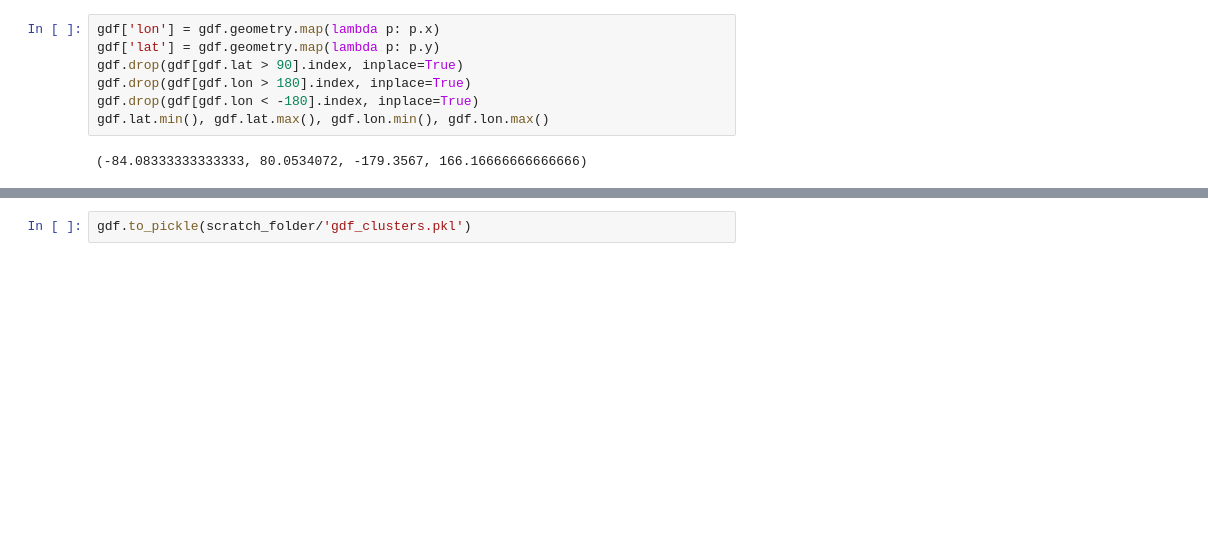
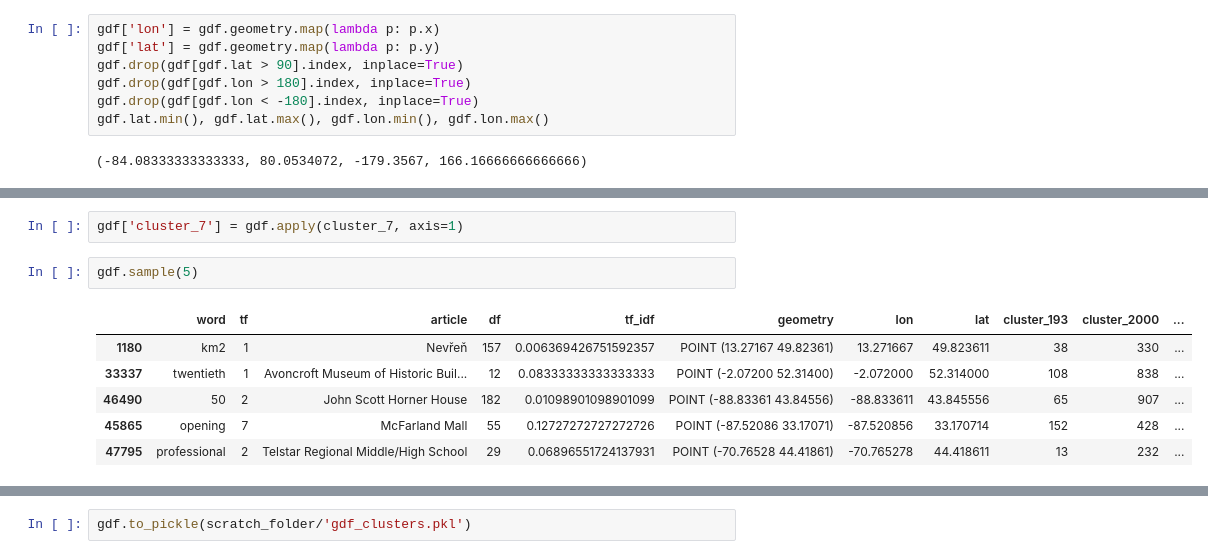
Before and after one commit to dovinmu/wikiparse, a Jupyter notebook: 4_clustering.ipynb, the cells around one changed output, grey strips where cells are left out. Cells and saved outputs as stored; diff of their text form; blank space fills up the shorter version.

```diff
--- a/4_clustering.ipynb
+++ b/4_clustering.ipynb
@@ -61,0 +103,11 @@ utils.map_gdf(sample_gdf, c=sample_gdf.cluster_193, fname=scratch_folder/'cluste
+# %%
+gdf['cluster_7'] = gdf.apply(cluster_7, axis=1)
+# %%
+gdf.sample(5)
+# %% [output]
+|  | word | tf | article | df | tf_idf | geometry | lon | lat | cluster_193 | cluster_2000 | ... |
+| 1180 | km2 | 1 | Nevřeň | 157 | 0.006369426751592357 | POINT (13.27167 49.82361) | 13.271667 | 49.823611 | 38 | 330 | ... |
+| 33337 | twentieth | 1 | Avoncroft Museum of Historic Buil... | 12 | 0.08333333333333333 | POINT (-2.07200 52.31400) | -2.072000 | 52.314000 | 108 | 838 | ... |
+| 46490 | 50 | 2 | John Scott Horner House | 182 | 0.01098901098901099 | POINT (-88.83361 43.84556) | -88.833611 | 43.845556 | 65 | 907 | ... |
+| 45865 | opening | 7 | McFarland Mall | 55 | 0.12727272727272726 | POINT (-87.52086 33.17071) | -87.520856 | 33.170714 | 152 | 428 | ... |
+| 47795 | professional | 2 | Telstar Regional Middle/High School | 29 | 0.06896551724137931 | POINT (-70.76528 44.41861) | -70.765278 | 44.418611 | 13 | 232 | ... |
```
Also changed, not shown: parts of 9 cells of this notebook, 4 other files.
